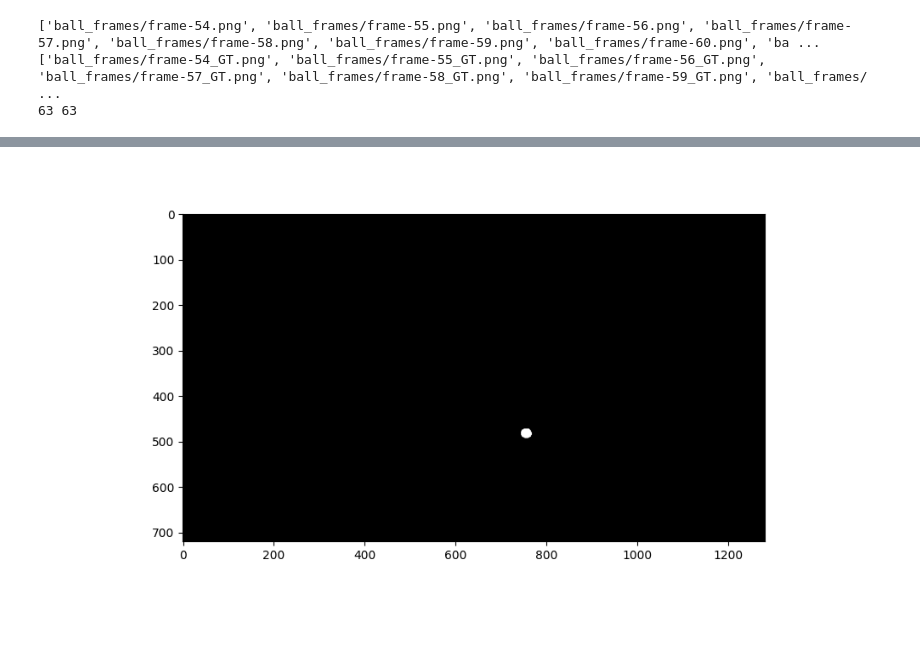
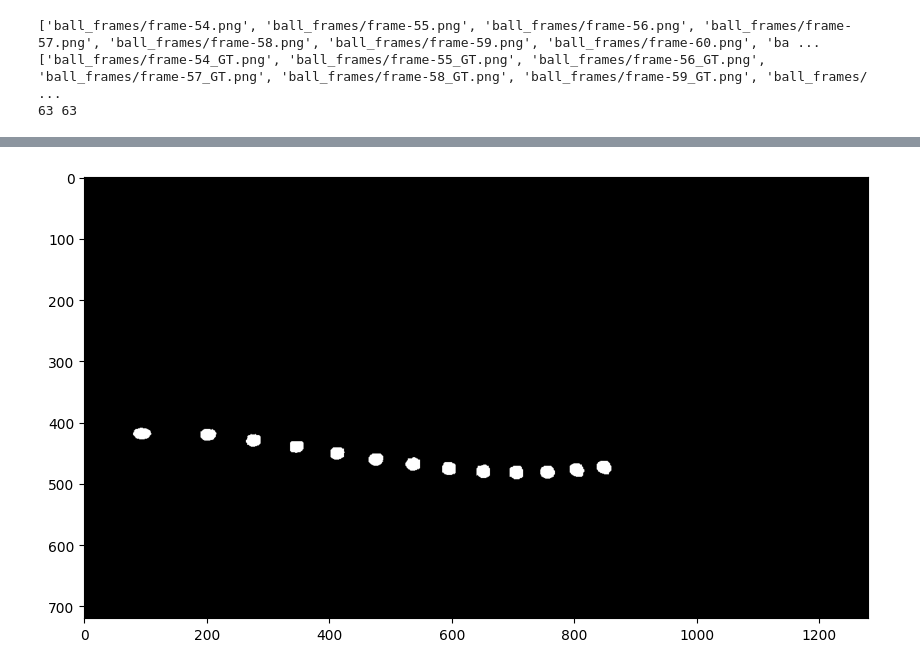
Before and after one commit to LiyouZhou/MScRAS_CV, a Jupyter notebook: assessment/code/assessment.ipynb, the cells around one changed output, grey strips where cells are left out. Cells and saved outputs as stored; diff of their text form; code cells hidden in the pictures; blank space fills up the shorter version.

```diff
--- a/assessment/code/assessment.ipynb
+++ b/assessment/code/assessment.ipynb
@@ -122,43 +130,64 @@ plt.imshow(result)
 # %%
-# color threshold
-yellow_ball_color = [233,178,32]
-yellow_ball_hsv = [22, 220, 233]
-yellow_ball_hsv_low = np.array([15, 100, 100])
-yellow_ball_hsv_high = np.array([30, 256, 256])
+def yellow_color_thresholding(img, connected_component=True):
+    # color threshold
+    yellow_ball_color = [233, 178, 32]
+    yellow_ball_hsv = [22, 220, 233]
+    yellow_ball_hsv_low = np.array([15, 100, 100])
+    yellow_ball_hsv_high = np.array([30, 256, 256])
+
+    yellow_img = np.zeros([1, 1, 3], dtype=np.uint8)
+    yellow_img[0, 0] = yellow_ball_color
+    # print(cv2.cvtColor(yellow_img, cv2.COLOR_RGB2HSV))
+
+    hsv_img = cv2.cvtColor(img, cv2.COLOR_BGR2HSV)
 
 
-img1 = cv2.imread(ball_frame_files[50])
-yellow_img = np.zeros([1,1,3], dtype=np.uint8)
-yellow_img[0,0] = yellow_ball_color
-print(cv2.cvtColor(yellow_img, cv2.COLOR_RGB2HSV))
+    frame_threshold = cv2.inRange(hsv_img, yellow_ball_hsv_low, yellow_ball_hsv_high)
 
-hsv_img = cv2.cvtColor(img1, cv2.COLOR_BGR2HSV)
+    # de-noise
+    kernel = cv2.getStructuringElement(cv2.MORPH_CROSS, (3, 3))
+    opened = cv2.morphologyEx(frame_threshold, cv2.MORPH_OPEN, kernel)
 
+    # Close the wholes
+    closed = cv2.morphologyEx(frame_threshold, cv2.MORPH_CLOSE, kernel)
 
-frame_threshold = cv2.inRange(hsv_img, yellow_ball_hsv_low, yellow_ball_hsv_high)
+    if connected_component:
+        # Find the biggest connected component
+        connectivity = 4
+        nb_components, output, stats, centroids = cv2.connectedComponentsWithStats(
+            closed, connectivity, cv2.CV_32S
+        )
 
-# de-noise
-kernel = cv2.getStructuringElement(cv2.MORPH_CROSS, (3, 3))
-opened = cv2.morphologyEx(frame_threshold, cv2.MORPH_OPEN, kernel)
+        sizes = stats[:, -1]
 
-# Close the wholes
-closed = cv2.morphologyEx(frame_threshold, cv2.MORPH_CLOSE, kernel)
+        max_label = 1
+        max_size = sizes[1]
+        for i in range(2, nb_components):
+            if sizes[i] > max_size:
+                max_label = i
+                max_size = sizes[i]
+        img2 = np.zeros(output.shape)
+        img2[output == max_label] = 255
 
-# Find the biggest connected component
-connectivity = 4
-nb_components, output, stats, centroids = cv2.connectedComponentsWithStats(closed, connectivity, cv2.CV_32S)
+        return img2.astype(np.uint8)
+    else:
+        return closed
 
-sizes = stats[:, -1]
+img = None
+for i in range(0, len(ball_frame_files), 5):
+    img1 = cv2.imread(ball_frame_files[i])
+    img2 = yellow_color_thresholding(img1)
 
-max_label = 1
-max_size = sizes[1]
-for i in range(2, nb_components):
-    if sizes[i] > max_size:
-        max_label = i
-        max_size = sizes[i]
-img2 = np.zeros(output.shape)
-img2[output == max_label] = 255
+    if img is None:
+        img = np.zeros_like(img2)
+    img = cv2.bitwise_or(img, img2)
+plt.imshow(img, cmap="gray")
+plt.tight_layout()
+plt.savefig('../report/figures/yellow_ball_mask_seq.png')
 
-plt.figure()
-plt.imshow(img2, cmap='gray')
+# img1 = cv2.imread(ball_frame_files[50])
+# img2 = yellow_color_thresholding(img1, connected_component=False)
+# plt.imshow(img2, cmap="gray")
+# plt.tight_layout()
+# plt.savefig('../report/figures/noisy_yellow_ball_mask.png')
 # %% [output]
@@ -167,2 +194,2 @@ plt.imshow(img2, cmap='gray')
-[figure, old version]
+[figure, new version]
 # %%
```
Also changed, not shown: parts of 17 cells of this notebook, 46 other files.
